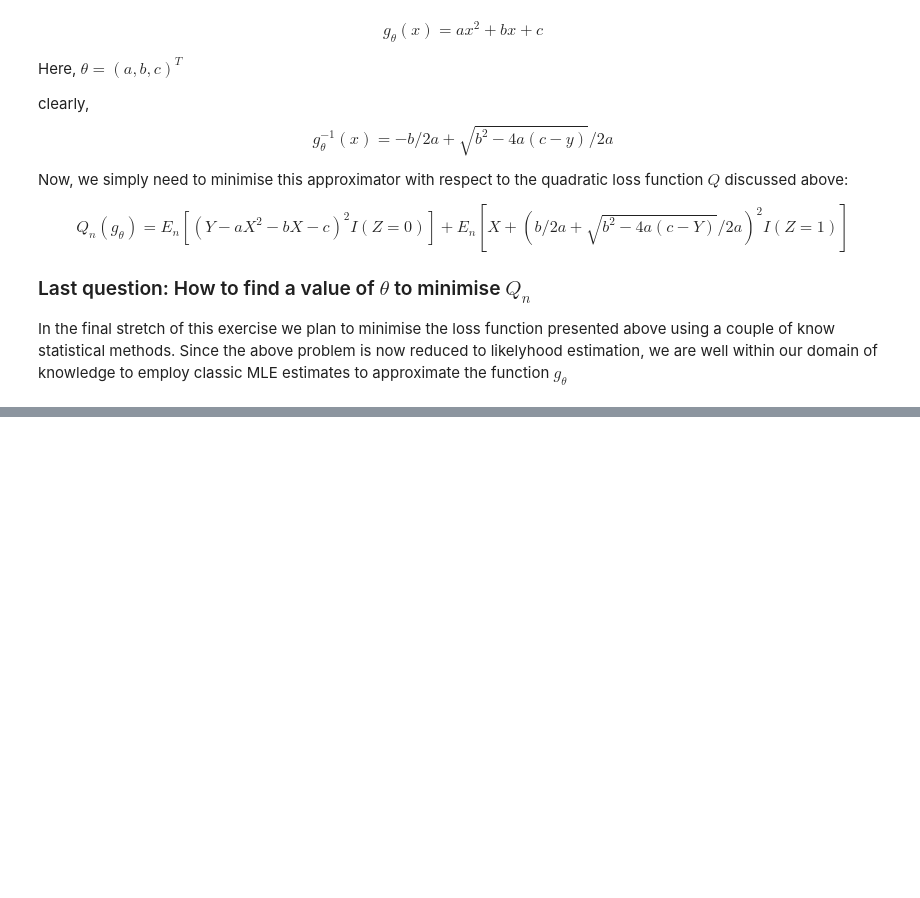
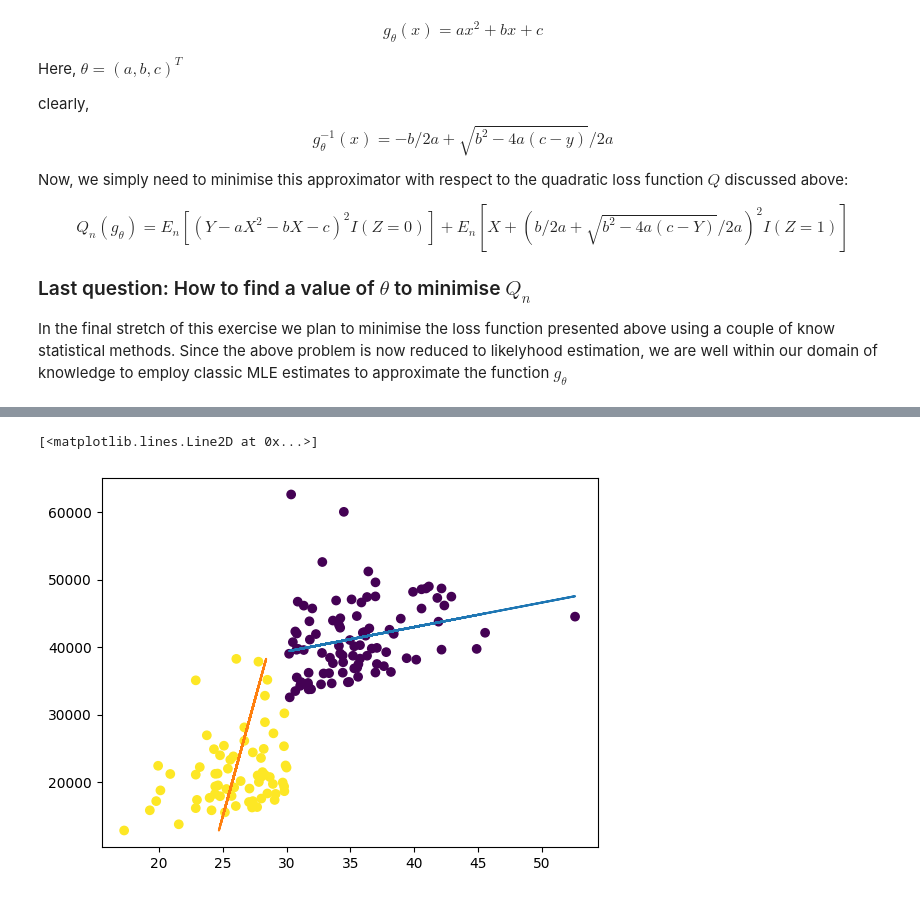
Before and after one commit to Zehaan22/SWAP-Regression, a Jupyter notebook: Codes/ComputationalApproach.ipynb, the cells around one changed output, grey strips where cells are left out. Drawn from its saved outputs; the diff is of its cells as text; code cells hidden in the pictures; blank space fills up the shorter version.

```diff
--- a/Codes/ComputationalApproach.ipynb
+++ b/Codes/ComputationalApproach.ipynb
@@ -312,0 +378,36 @@ Since, $g_{\theta}$ is a concave function, hence we can be assured that the hess
+# %%
+# Normal regression model on the two data sets
+
+# Spliiting the data into two factions
+
+X_0 = []
+Y_0 = []
+X_1 = []
+Y_1 = []
+
+for i in range(len(X)):
+    if Z[i] == 0:
+        X_0.append((1,X[i]))
+        Y_0.append(Y[i])
+    else:
+        X_1.append(X[i])
+        Y_1.append((1,Y[i]))
+
+X_0 = np.matrix(X_0)
+Y_0 = np.matrix(Y_0)
+X_1 = np.matrix(X_1)
+Y_1 = np.matrix(Y_1)
+
+beta_1 = (X_0.T*X_0).I*X_0.T*Y_0.T
+beta_2 = (Y_1.T*Y_1).I*Y_1.T*X_1.T
+
+y_pred = X_0*beta_1
+x_pred = Y_1*beta_2
+
+plt.figure()
+plt.scatter(X,Y, c = Z)
+plt.plot(np.array(X_0[:,1]),np.array(y_pred))
+plt.plot(np.array(x_pred),np.array(Y_1[:,1]))
+# %% [output]
+[<matplotlib.lines.Line2D at 0x...>]
+[figure, added]
```
Also changed, not shown: parts of 14 cells of this notebook, 1 other file.
